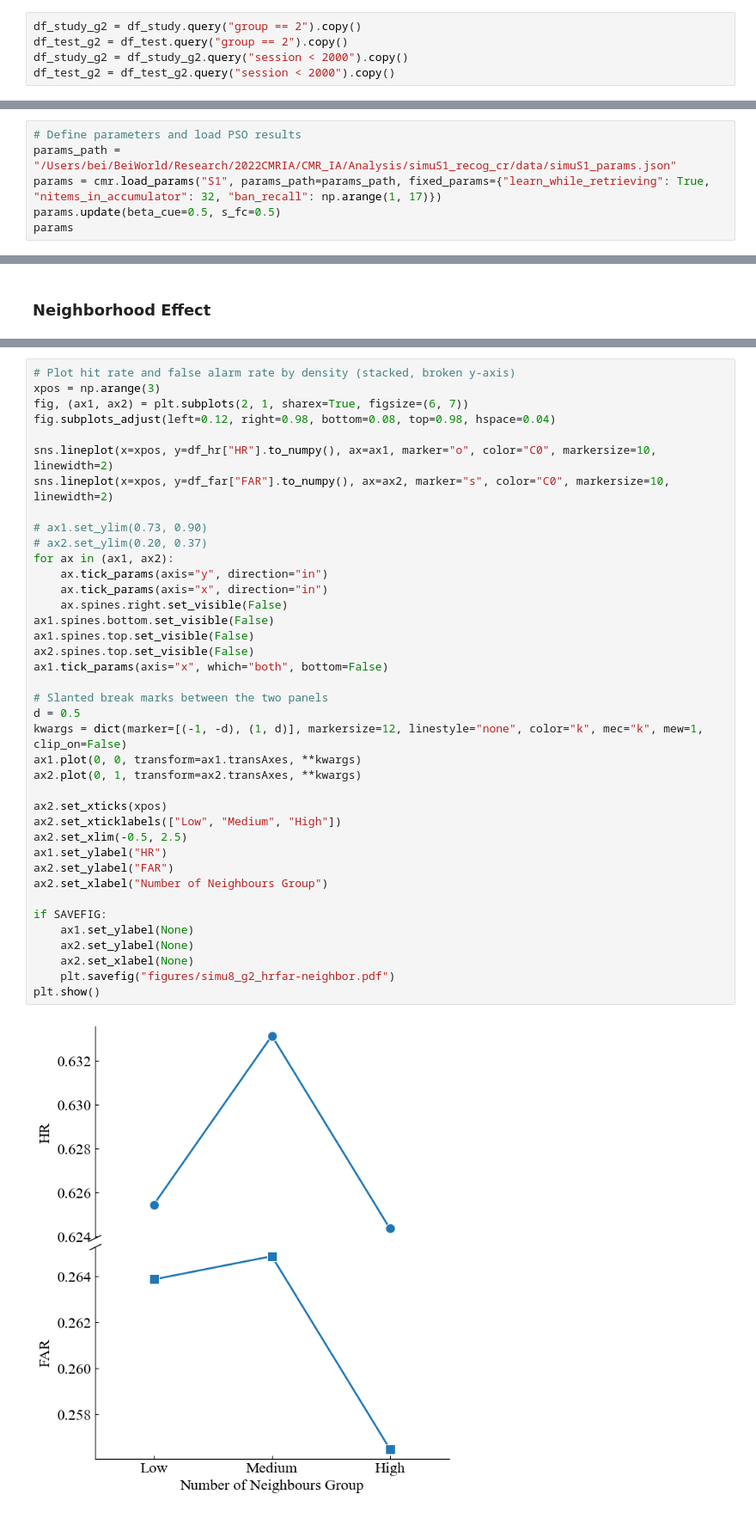
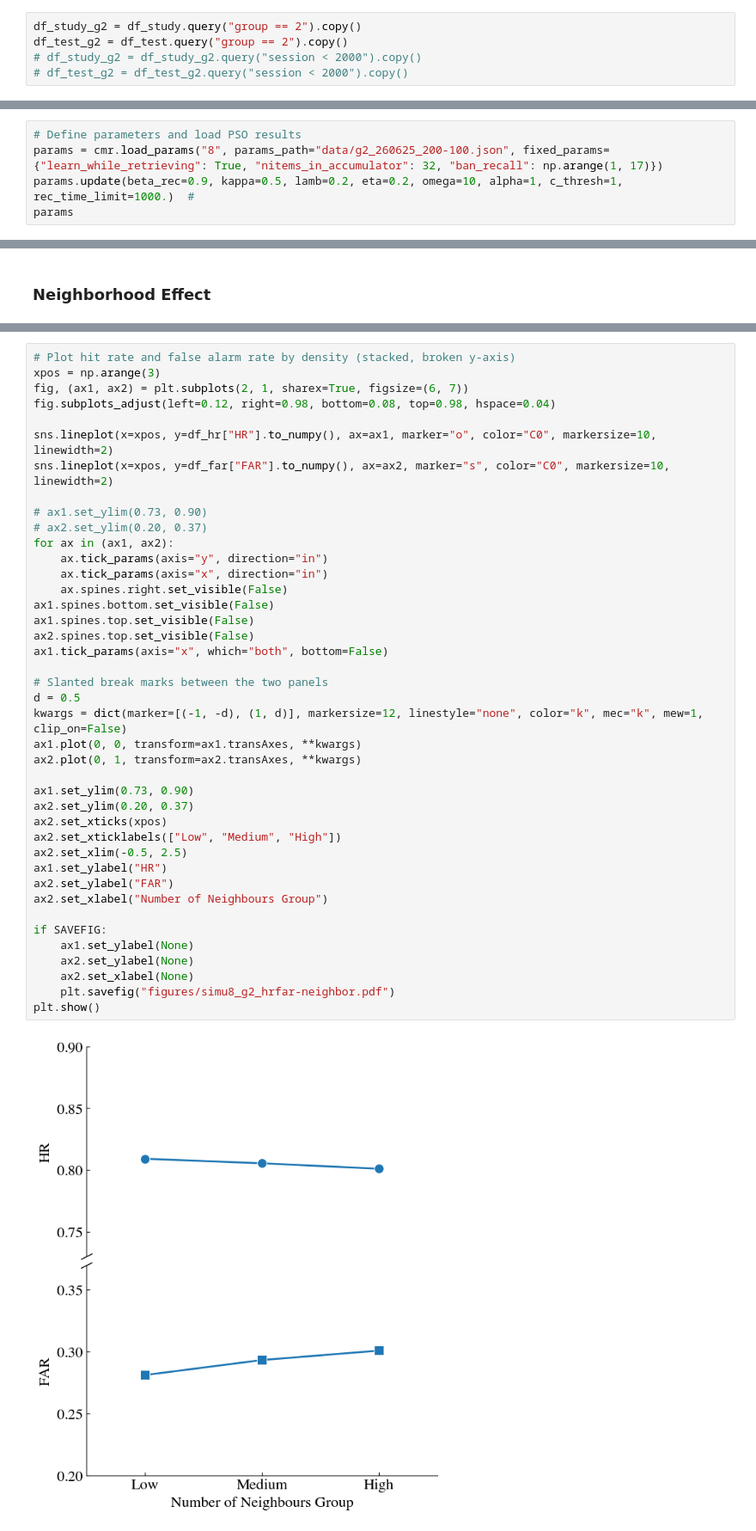
Before and after one commit to pennmem/CMR-IA, a Jupyter notebook: Analysis/simu8_cr_sim/simu8_g2_test.ipynb, the cells around one changed output, grey strips where cells are left out. Shown at 86% size. Cells and saved outputs as stored; diff of their text form.

Commit message:
simu8

```diff
--- a/Analysis/simu8_cr_sim/simu8_g2_test.ipynb
+++ b/Analysis/simu8_cr_sim/simu8_g2_test.ipynb
@@ -62,14 +87,13 @@ sem_mat = np.load("data/simu8_smat.npy")
 # %%
 df_study_g2 = df_study.query("group == 2").copy()
 df_test_g2 = df_test.query("group == 2").copy()
-df_study_g2 = df_study_g2.query("session < 2000").copy()
-df_test_g2 = df_test_g2.query("session < 2000").copy()
+# df_study_g2 = df_study_g2.query("session < 2000").copy()
+# df_test_g2 = df_test_g2.query("session < 2000").copy()
 # %% [markdown]
 ## Run CMR-IA
 # %%
 # Define parameters and load PSO results
-params_path = "/Users/bei/BeiWorld/Research/2022CMRIA/CMR_IA/Analysis/simuS1_recog_cr/data/simuS1_params.json"
-params = cmr.load_params("S1", params_path=params_path, fixed_params={"learn_while_retrieving": True, "nitems_in_accumulator": 32, "ban_recall": np.arange(1, 17)})
-params.update(beta_cue=0.5, s_fc=0.5)
+params = cmr.load_params("8", params_path="data/g2_260625_200-100.json", fixed_params={"learn_while_retrieving": True, "nitems_in_accumulator": 32, "ban_recall": np.arange(1, 17)})
+params.update(beta_rec=0.9, kappa=0.5, lamb=0.2, eta=0.2, omega=10, alpha=1, c_thresh=1, rec_time_limit=1000.)  #
 params
 # %% [output]
@@ -180,31 +204,33 @@ sns.lineplot(x=xpos, y=df_far["FAR"].to_numpy(), ax=ax2, marker="s", color="C0",
 # ax2.set_ylim(0.20, 0.37)
 for ax in (ax1, ax2):
     ax.tick_params(axis="y", direction="in")
     ax.tick_params(axis="x", direction="in")
     ax.spines.right.set_visible(False)
 ax1.spines.bottom.set_visible(False)
 ax1.spines.top.set_visible(False)
 ax2.spines.top.set_visible(False)
 ax1.tick_params(axis="x", which="both", bottom=False)
 
 # Slanted break marks between the two panels
 d = 0.5
 kwargs = dict(marker=[(-1, -d), (1, d)], markersize=12, linestyle="none", color="k", mec="k", mew=1, clip_on=False)
 ax1.plot(0, 0, transform=ax1.transAxes, **kwargs)
 ax2.plot(0, 1, transform=ax2.transAxes, **kwargs)
 
+ax1.set_ylim(0.73, 0.90)
+ax2.set_ylim(0.20, 0.37)
 ax2.set_xticks(xpos)
 ax2.set_xticklabels(["Low", "Medium", "High"])
 ax2.set_xlim(-0.5, 2.5)
 ax1.set_ylabel("HR")
 ax2.set_ylabel("FAR")
 ax2.set_xlabel("Number of Neighbours Group")
 
 if SAVEFIG:
     ax1.set_ylabel(None)
     ax2.set_ylabel(None)
     ax2.set_xlabel(None)
     plt.savefig("figures/simu8_g2_hrfar-neighbor.pdf")
 plt.show()
 # %% [output]
-[figure, old version]
+[figure, new version]
```
Also changed, not shown: parts of 15 cells of this notebook, 26 other files.
